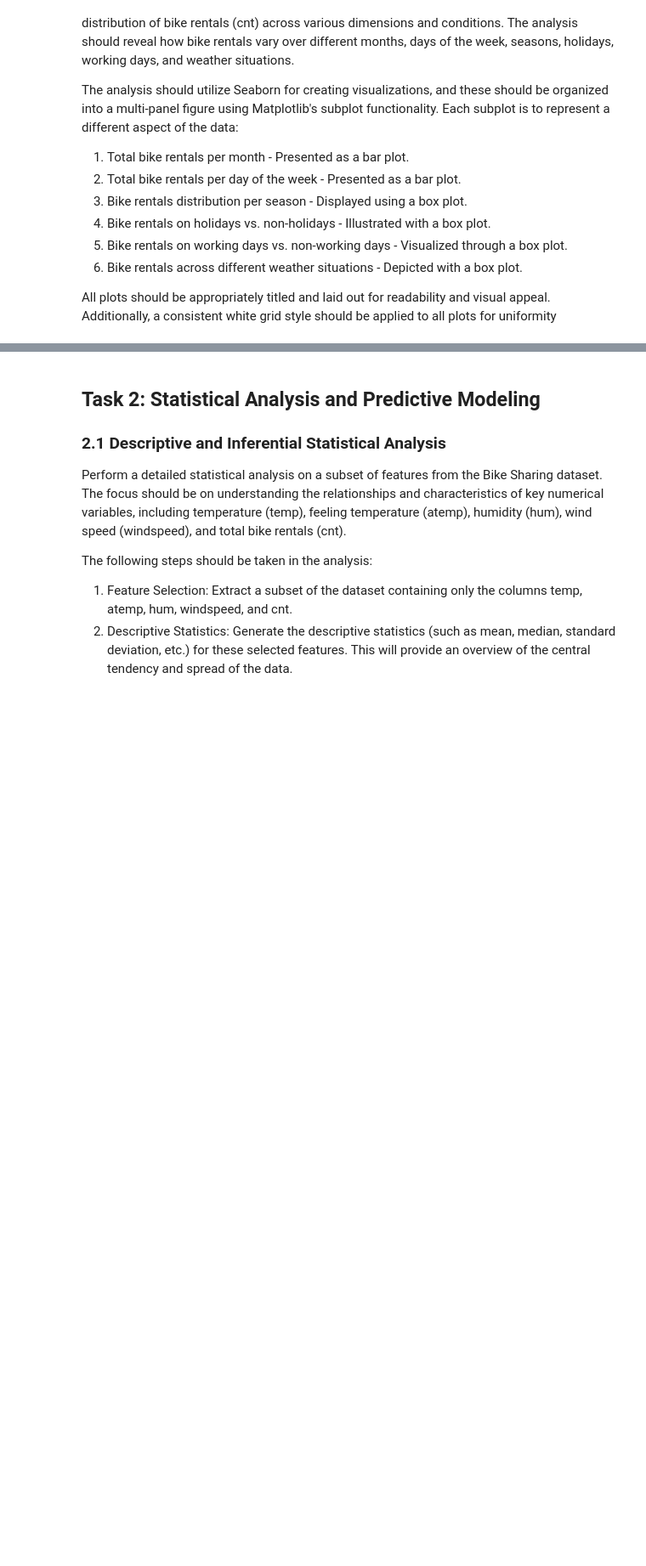
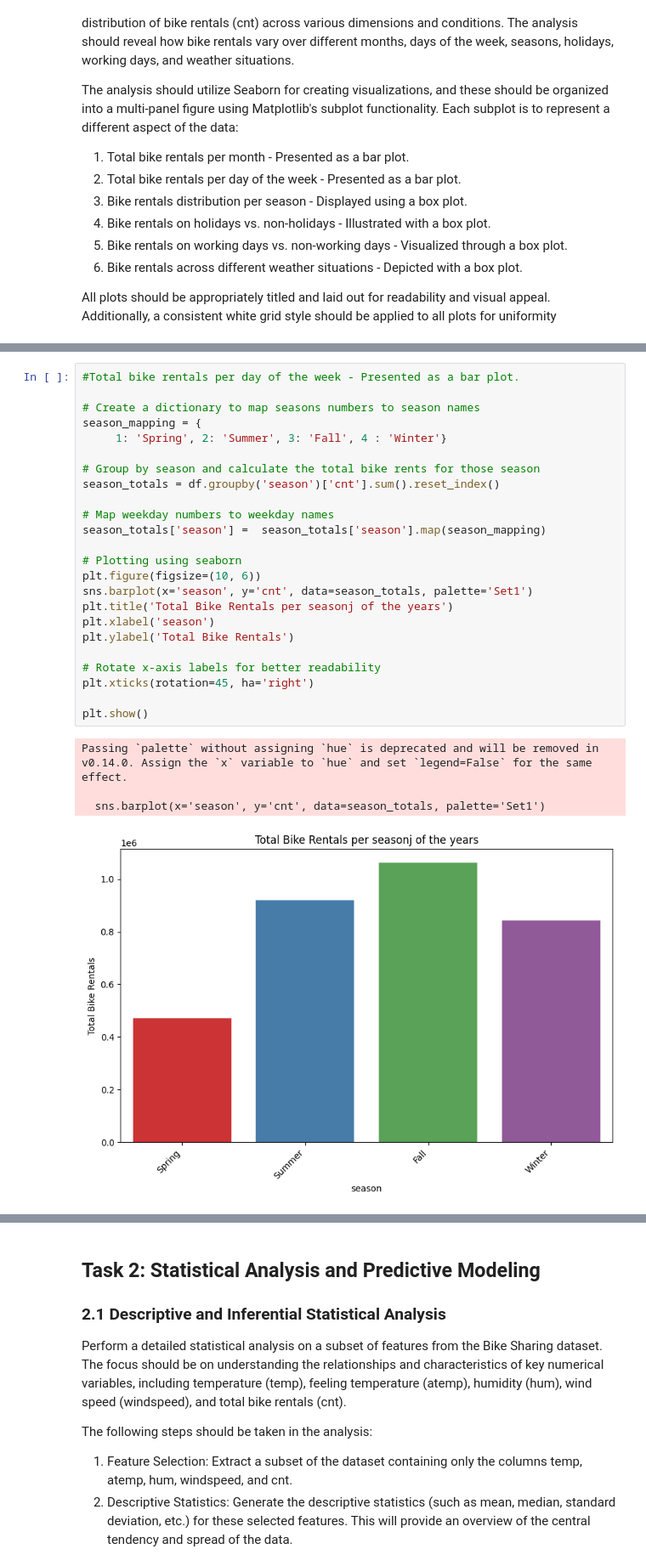
Before and after one commit to 3p10/Bike-Sharing-Dataset, a Jupyter notebook: Bike Sharing.ipynb, the cells around one changed output, grey strips where cells are left out. Shown at 85% size. Saved outputs shown, nothing was run; the diff lists cells and outputs as text; blank space fills up the shorter version.

```diff
--- a/Bike Sharing.ipynb
+++ b/Bike Sharing.ipynb
@@ -269,0 +333,29 @@ All plots should be appropriately titled and laid out for readability and visual
+# %%
+#Total bike rentals per day of the week - Presented as a bar plot.
+
+# Create a dictionary to map seasons numbers to season names
+season_mapping = {
+     1: 'Spring', 2: 'Summer', 3: 'Fall', 4 : 'Winter'}
+
+# Group by season and calculate the total bike rents for those season
+season_totals = df.groupby('season')['cnt'].sum().reset_index()
+
+# Map weekday numbers to weekday names
+season_totals['season'] =  season_totals['season'].map(season_mapping)
+
+# Plotting using seaborn
+plt.figure(figsize=(10, 6))
+sns.barplot(x='season', y='cnt', data=season_totals, palette='Set1')
+plt.title('Total Bike Rentals per seasonj of the years')
+plt.xlabel('season')
+plt.ylabel('Total Bike Rentals')
+
+# Rotate x-axis labels for better readability
+plt.xticks(rotation=45, ha='right')
+
+plt.show()
+# %% [output]
+Passing `palette` without assigning `hue` is deprecated and will be removed in v0.14.0. Assign the `x` variable to `hue` and set `legend=False` for the same effect.
+
+  sns.barplot(x='season', y='cnt', data=season_totals, palette='Set1')
+[figure, added]
```
Also changed, not shown: parts of 5 cells of this notebook.
